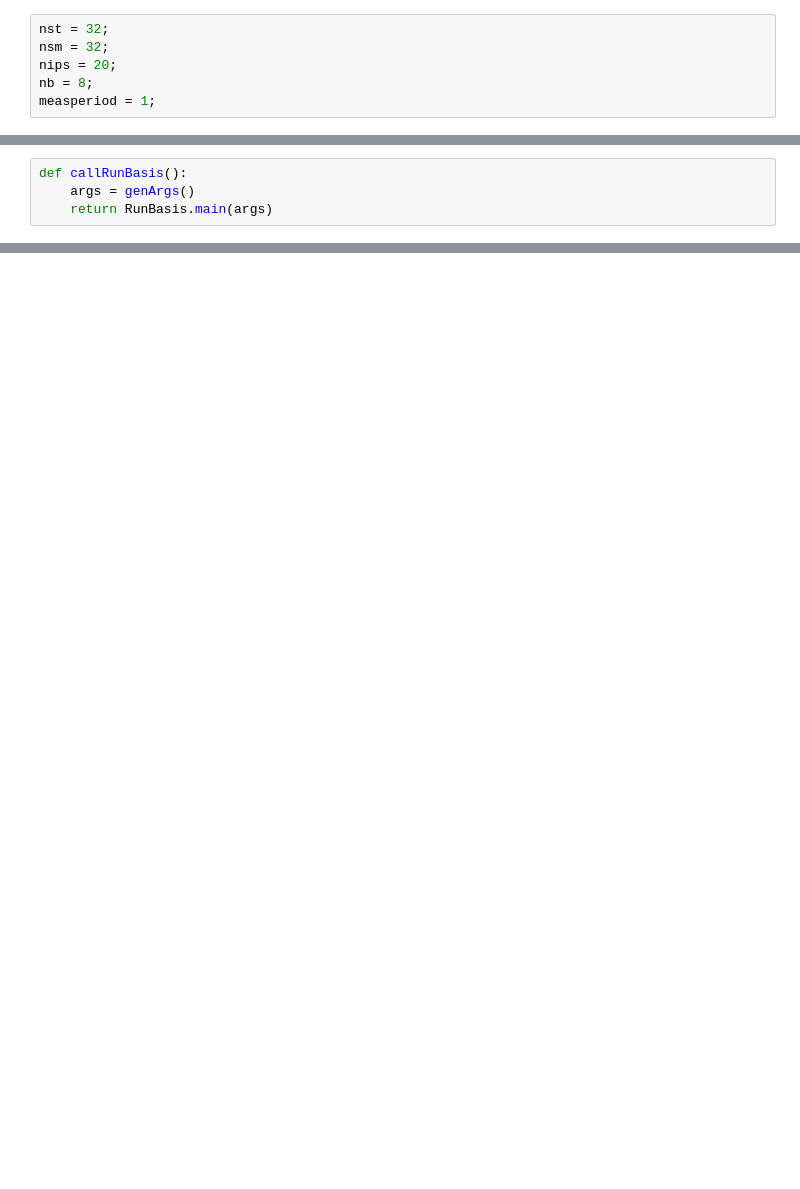
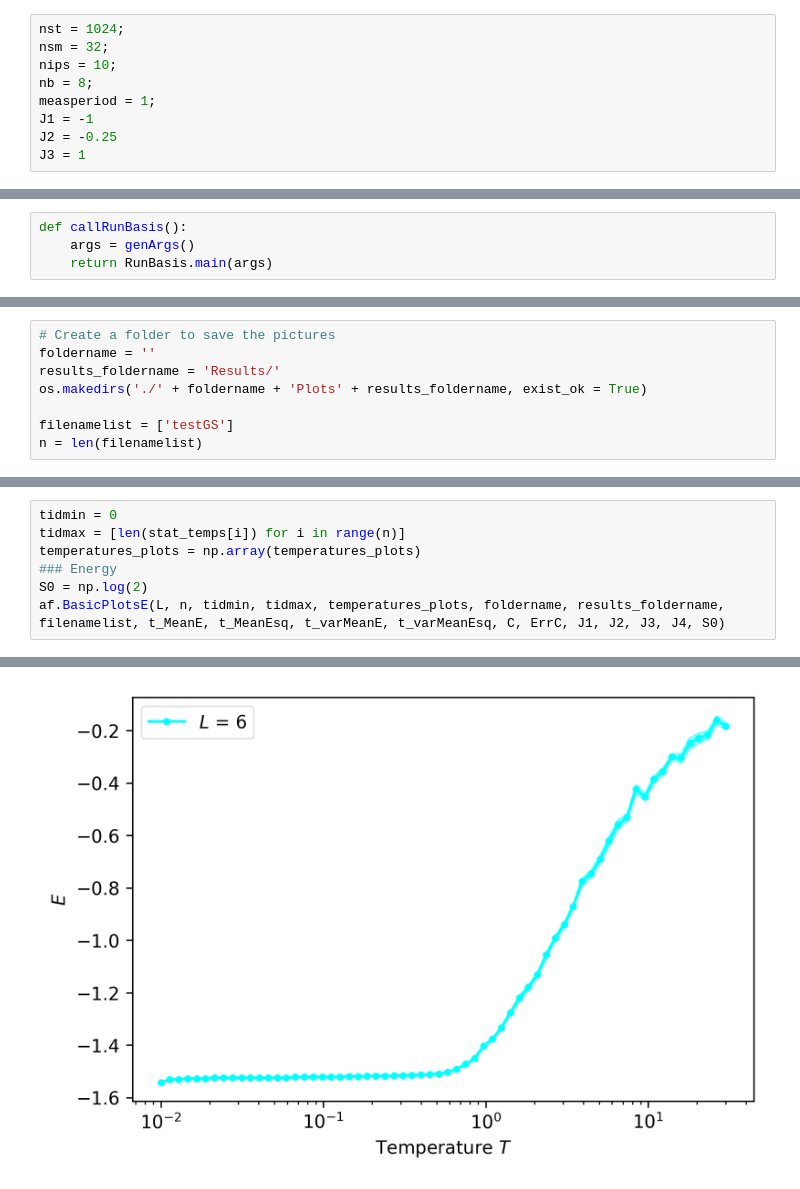
Before and after one commit to jeannecolbois/myopic-dual-worm, a Jupyter notebook: dualworm-kagome/ProfilingAndTesting/ProfilerTest.ipynb, the cells around one changed output, grey strips where cells are left out. Drawn from its saved outputs; the diff is of its cells as text; blank space fills up the shorter version.

```diff
--- a/dualworm-kagome/ProfilingAndTesting/ProfilerTest.ipynb
+++ b/dualworm-kagome/ProfilingAndTesting/ProfilerTest.ipynb
@@ -15,9 +19,12 @@ import numpy as np
 # %%
-nst = 32;
+nst = 1024;
 nsm = 32;
-nips = 20;
+nips = 10;
 nb = 8;
 measperiod = 1;
+J1 = -1
+J2 = -0.25
+J3 = 1
 # %%
 def genArgs():
     parser = argparse.ArgumentParser()
@@ -112,0 +138,8 @@ print("Everything seems to be running smoothly")
+# %%
+# Create a folder to save the pictures
+foldername = ''
+results_foldername = 'Results/'
+os.makedirs('./' + foldername + 'Plots' + results_foldername, exist_ok = True)
+
+filenamelist = ['testGS']
+n = len(filenamelist)
@@ -112,0 +170,8 @@ print("Everything seems to be running smoothly")
+# %%
+tidmin = 0
+tidmax = [len(stat_temps[i]) for i in range(n)]
+temperatures_plots = np.array(temperatures_plots)
+### Energy
+S0 = np.log(2)
+af.BasicPlotsE(L, n, tidmin, tidmax, temperatures_plots, foldername, results_foldername, filenamelist, t_MeanE, t_MeanEsq, t_varMeanE, t_varMeanEsq, C, ErrC, J1, J2, J3, J4, S0)
+# %% [output]
@@ -112,0 +190 @@ print("Everything seems to be running smoothly")
+[figure, added]
```
Also changed, not shown: parts of 7 cells of this notebook, 3 other files.
